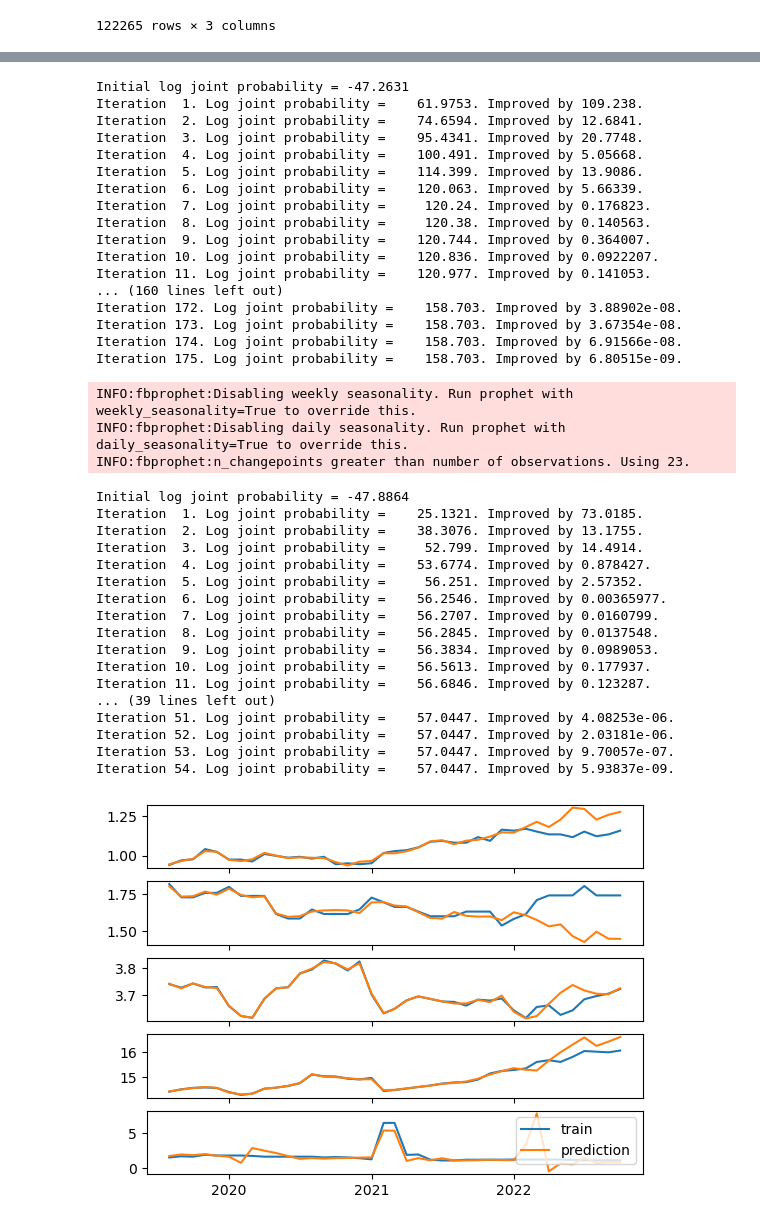
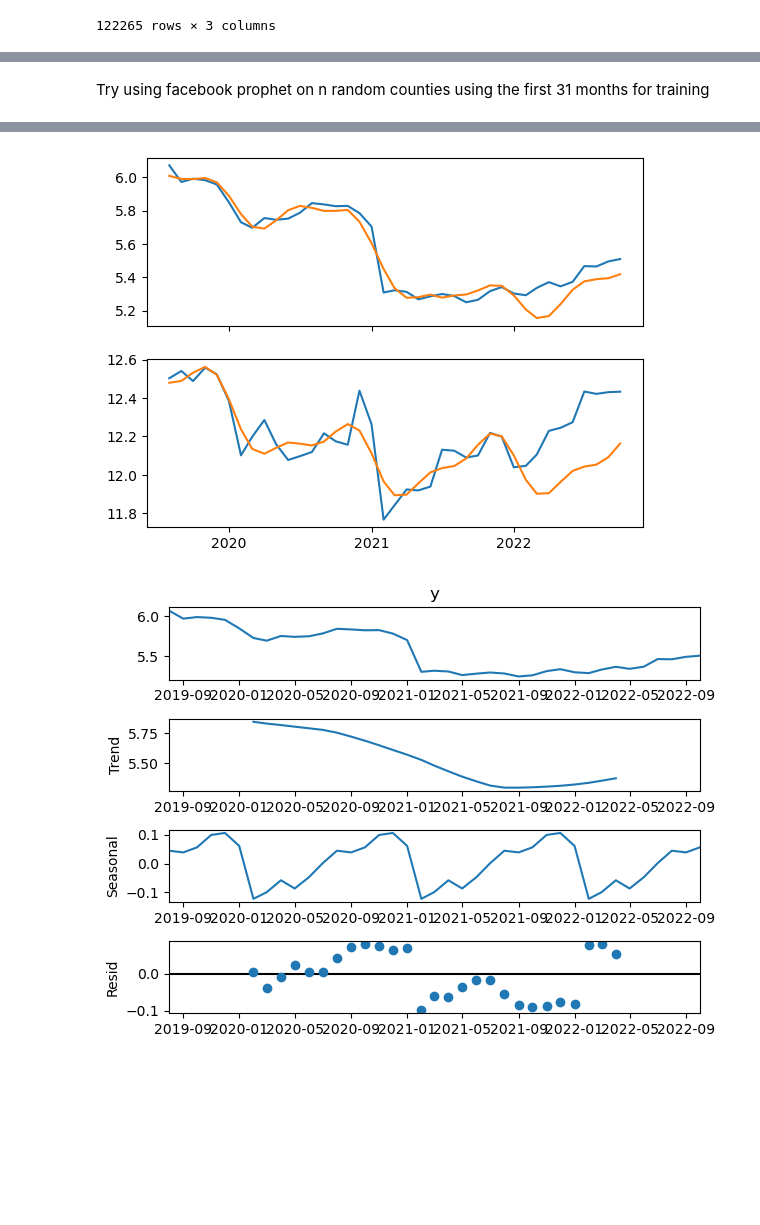
Before and after one commit to laksharora98/Portfolio, a Jupyter notebook: Kaggle Projects/GoDaddy - Microbusiness Density Forecasting/Univariate independent prophet.ipynb, the cells around one changed output, grey strips where cells are left out. Cells and saved outputs as stored; diff of their text form; code cells hidden in the pictures; blank space fills up the shorter version.

Commit message:
Naive,Holt Winters,Ensemble,better EDA and Prophet

```diff
--- a/Kaggle Projects/GoDaddy - Microbusiness Density Forecasting/Univariate independent prophet.ipynb
+++ b/Kaggle Projects/GoDaddy - Microbusiness Density Forecasting/Univariate independent prophet.ipynb
@@ -51,18 +65,27 @@ cfips = train_data['cfips'].unique()
+# %% [markdown]
+Try using facebook prophet on n random counties using the first 31 months for training
 # %%
-n = 5
+n = 2
 fig, axs = plt.subplots(n, sharex='col')
 for i in range(n):
     county = random.choice(cfips)
     prophet_data = train_data.loc[train_data['cfips']==county, ['first_day_of_month', 'microbusiness_density']]
     prophet_data.rename(
         columns={'first_day_of_month': 'ds', 'microbusiness_density': 'y'}, inplace=True)
+
+    temp = prophet_data.copy()
+    temp.set_index('ds', inplace=True)
+    decom_data = seasonal_decompose(temp['y'])
+    decom_data.plot()
+
     ax = axs[i]
     l1 = ax.plot(prophet_data['ds'].values, prophet_data['y'].values, label = 'train')
     prophet_data = prophet_data.iloc[:31]
-    model = Prophet()
+    model = Prophet(yearly_seasonality=2)
     model.fit(prophet_data)
     future = model.make_future_dataframe(periods=8, freq = 'MS')
     forecast = model.predict(future)
+    model.plot_components(forecast)
     l2 = ax.plot(forecast['ds'].values, forecast['yhat'].values, label = 'prediction')
 
     locator = mdates.AutoDateLocator(minticks=3, maxticks=5)
@@ -142,38 +108,2 @@ INFO:fbprophet:n_changepoints greater than number of observations. Using 23.
-Initial log joint probability = -47.2631
-Iteration  1. Log joint probability =    61.9753. Improved by 109.238.
-Iteration  2. Log joint probability =    74.6594. Improved by 12.6841.
-Iteration  3. Log joint probability =    95.4341. Improved by 20.7748.
-Iteration  4. Log joint probability =    100.491. Improved by 5.05668.
-Iteration  5. Log joint probability =    114.399. Improved by 13.9086.
-Iteration  6. Log joint probability =    120.063. Improved by 5.66339.
-Iteration  7. Log joint probability =     120.24. Improved by 0.176823.
-Iteration  8. Log joint probability =     120.38. Improved by 0.140563.
-Iteration  9. Log joint probability =    120.744. Improved by 0.364007.
-Iteration 10. Log joint probability =    120.836. Improved by 0.0922207.
-Iteration 11. Log joint probability =    120.977. Improved by 0.141053.
-... (160 lines left out)
-Iteration 172. Log joint probability =    158.703. Improved by 3.88902e-08.
-Iteration 173. Log joint probability =    158.703. Improved by 3.67354e-08.
-Iteration 174. Log joint probability =    158.703. Improved by 6.91566e-08.
-Iteration 175. Log joint probability =    158.703. Improved by 6.80515e-09.
-INFO:fbprophet:Disabling weekly seasonality. Run prophet with weekly_seasonality=True to override this.
-INFO:fbprophet:Disabling daily seasonality. Run prophet with daily_seasonality=True to override this.
-INFO:fbprophet:n_changepoints greater than number of observations. Using 23.
-Initial log joint probability = -47.8864
-Iteration  1. Log joint probability =    25.1321. Improved by 73.0185.
-Iteration  2. Log joint probability =    38.3076. Improved by 13.1755.
-Iteration  3. Log joint probability =     52.799. Improved by 14.4914.
-Iteration  4. Log joint probability =    53.6774. Improved by 0.878427.
-Iteration  5. Log joint probability =     56.251. Improved by 2.57352.
-Iteration  6. Log joint probability =    56.2546. Improved by 0.00365977.
-Iteration  7. Log joint probability =    56.2707. Improved by 0.0160799.
-Iteration  8. Log joint probability =    56.2845. Improved by 0.0137548.
-Iteration  9. Log joint probability =    56.3834. Improved by 0.0989053.
-Iteration 10. Log joint probability =    56.5613. Improved by 0.177937.
-Iteration 11. Log joint probability =    56.6846. Improved by 0.123287.
-... (39 lines left out)
-Iteration 51. Log joint probability =    57.0447. Improved by 4.08253e-06.
-Iteration 52. Log joint probability =    57.0447. Improved by 2.03181e-06.
-Iteration 53. Log joint probability =    57.0447. Improved by 9.70057e-07.
-Iteration 54. Log joint probability =    57.0447. Improved by 5.93837e-09.
-[figure, old version]
+[figure, new version]
+[figure, added]
```
Also changed, not shown: parts of 19 cells of this notebook, 9 other files.
